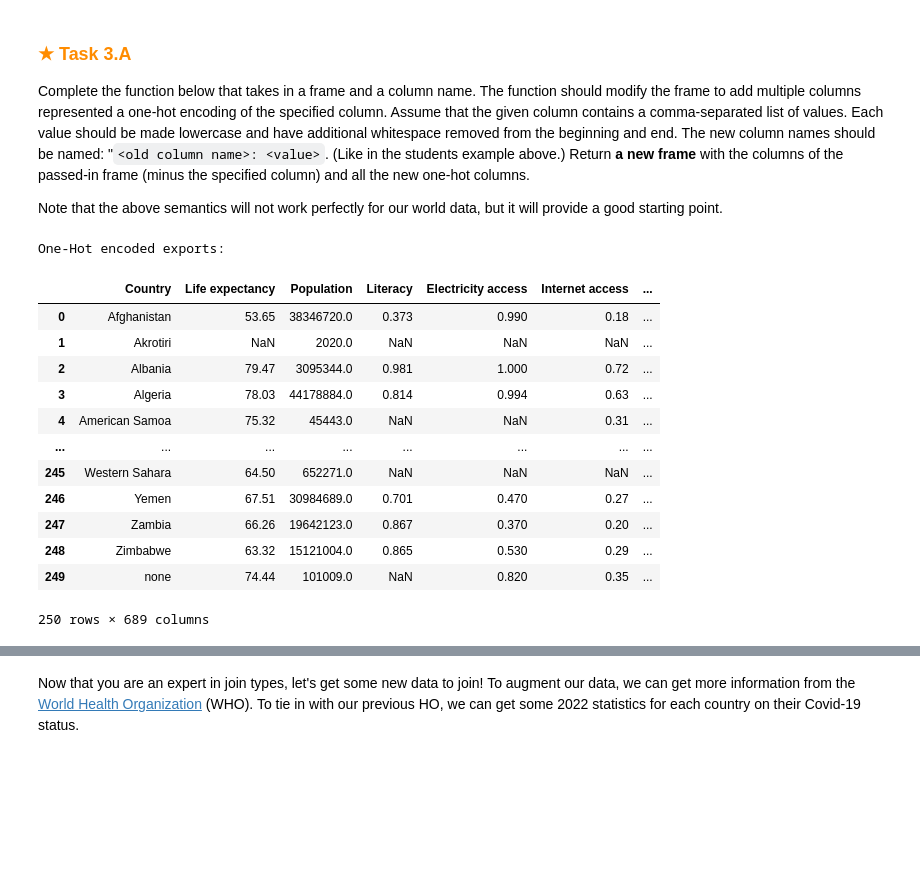
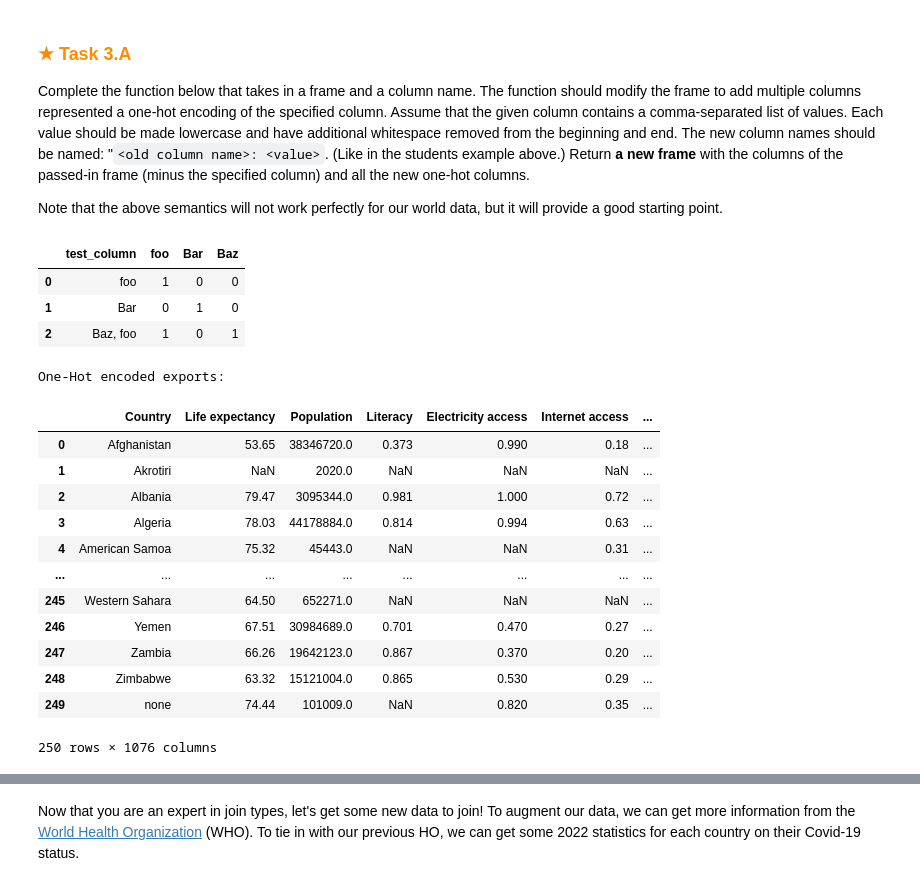
Before and after one commit to Juno-Cheng/HO3, a Jupyter notebook: assignment.ipynb, the cells around one changed output, grey strips where cells are left out. Drawn from its saved outputs; the diff is of its cells as text; code cells hidden in the pictures; blank space fills up the shorter version.

```diff
--- a/assignment.ipynb
+++ b/assignment.ipynb
@@ -559,25 +559,40 @@ Note that the above semantics will not work perfectly for our world data,
 but it will provide a good starting point.
 # %%
 def one_hot(frame, column_name):
+    if column_name == "":
+        return frame
+
     exploded_df = frame.explode(column_name)
 
     # Get unique values in the column
     unique_values = exploded_df[column_name].dropna().unique()
 
     # Create a dictionary to store the one-hot-encoded columns for each value
     encoded_columns = {}
 
     # Iterate over unique values and create a one-hot-encoded column for each
     for string in unique_values:
         if "nan" != string:
             val_list = [x.strip() for x in string.split(",")]
             for val in val_list:
                 encoded_columns[f'{val}'] = frame[column_name].apply(lambda x: 1 if (x is not np.nan and val in x) else 0)
 
     # Concatenate the original frame with the one-hot-encoded columns
     newframe = pandas.concat([frame, pandas.DataFrame(encoded_columns)], axis=1)
 
     return newframe
+
+test_data = {
+    'test_column': ['foo', 'Bar', 'Baz, foo']
+}
+test_frame = pandas.DataFrame(test_data)
+
+one_hot(test_frame, "test_column")
+# %% [output]
+|  | test_column | foo | Bar | Baz |
+| 0 | foo | 1 | 0 | 0 |
+| 1 | Bar | 0 | 1 | 0 |
+| 2 | Baz, foo | 1 | 0 | 1 |
 # %%
 # Before calling your function, we are going to clean up the data a little bit.
 # You are not required to learn what we are doing below (regular expressions),
@@ -606,7 +621,7 @@ One-Hot encoded exports:
 | 247 | Zambia | 66.26 | 19642123.0 | 0.867 | 0.370 | 0.20 | ... |
 | 248 | Zimbabwe | 63.32 | 15121004.0 | 0.865 | 0.530 | 0.29 | ... |
 | 249 | none | 74.44 | 101009.0 | NaN | 0.820 | 0.35 | ... |
-250 rows × 689 columns
+250 rows × 1076 columns
 # %% [markdown]
 ## Part 4: Joining Data
 
```
